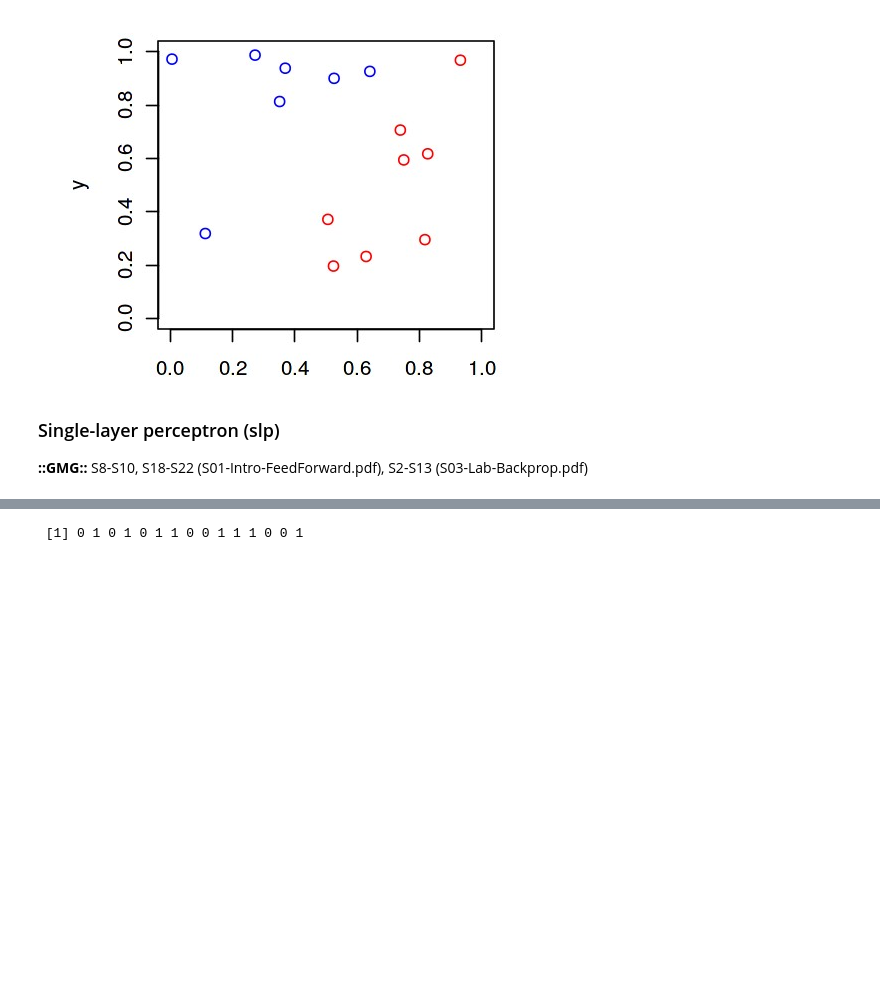
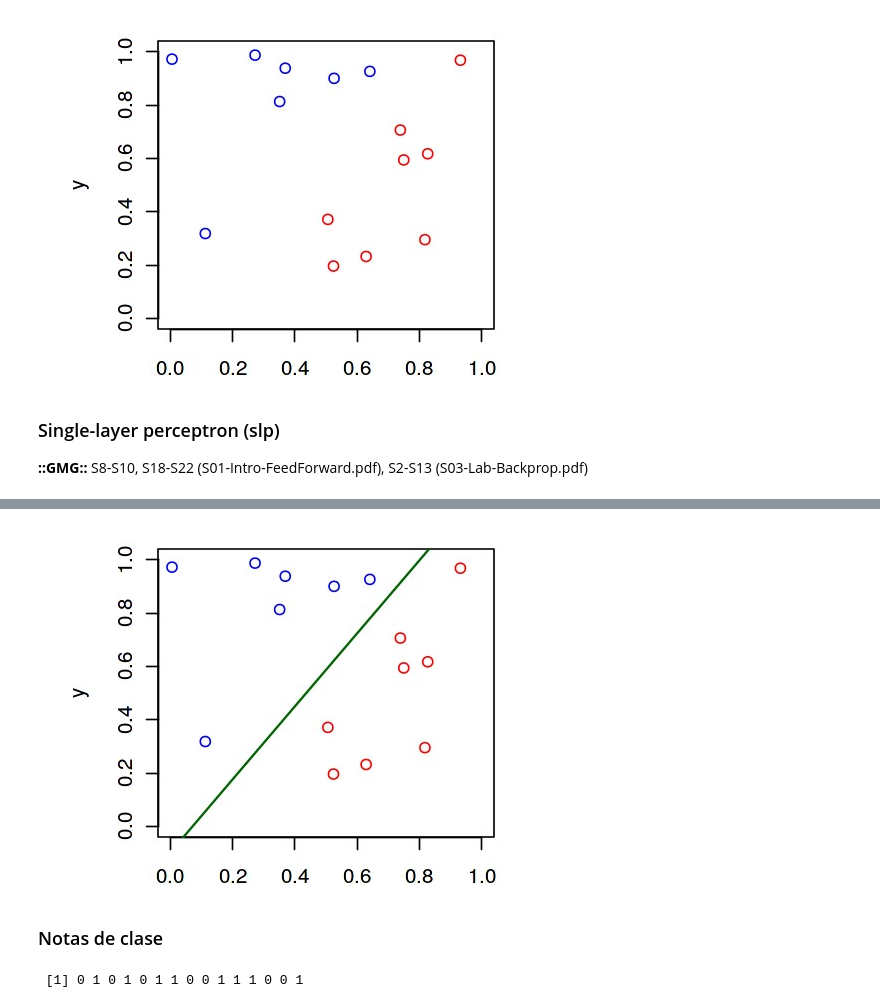
Before and after one commit to yerartdev/m1969-machine-learning-i, a Jupyter notebook: lab/s01-class-nn-intro.ipynb, the cells around one changed output, grey strips where cells are left out. Cells and saved outputs as stored; diff of their text form; code cells hidden in the pictures; blank space fills up the shorter version.

```diff
--- a/lab/s01-class-nn-intro.ipynb
+++ b/lab/s01-class-nn-intro.ipynb
@@ -146,3 +183,23 @@ plot(modelo_nn)
+# %%
+#::GMG::Veo la línea de separación que resulta
+par(mar = c(2,5,1,1))
+plot(lin[ind_l,1],lin[ind_l,2],
+     type='p',
+     xlim=c(0,1),ylim=c(0,1),
+     xlab = 'x', ylab = 'y',
+     col='blue')
+lines(lin[-ind_l,1],lin[-ind_l,2],
+      type='p',
+      col='red')
+lines(c(0,1),
+      c(linea(w, 0, 0),
+        linea(w, 1, 0)
+       ),
+      col='darkgreen', lwd=1.4)
+# %% [output]
+[figure, added]
+# %% [markdown]
+### Notas de clase
 # %%
 lin[,3]
 # %% [output]
```
Also changed, not shown: parts of 23 cells of this notebook.
